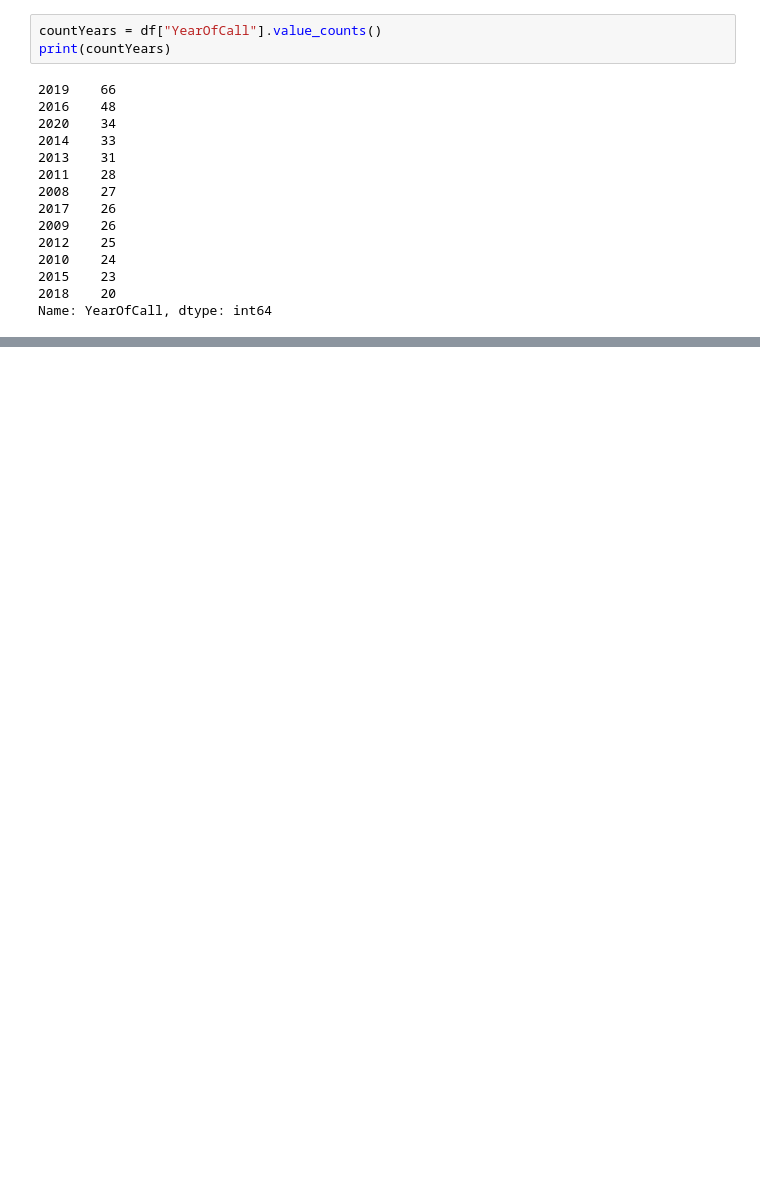
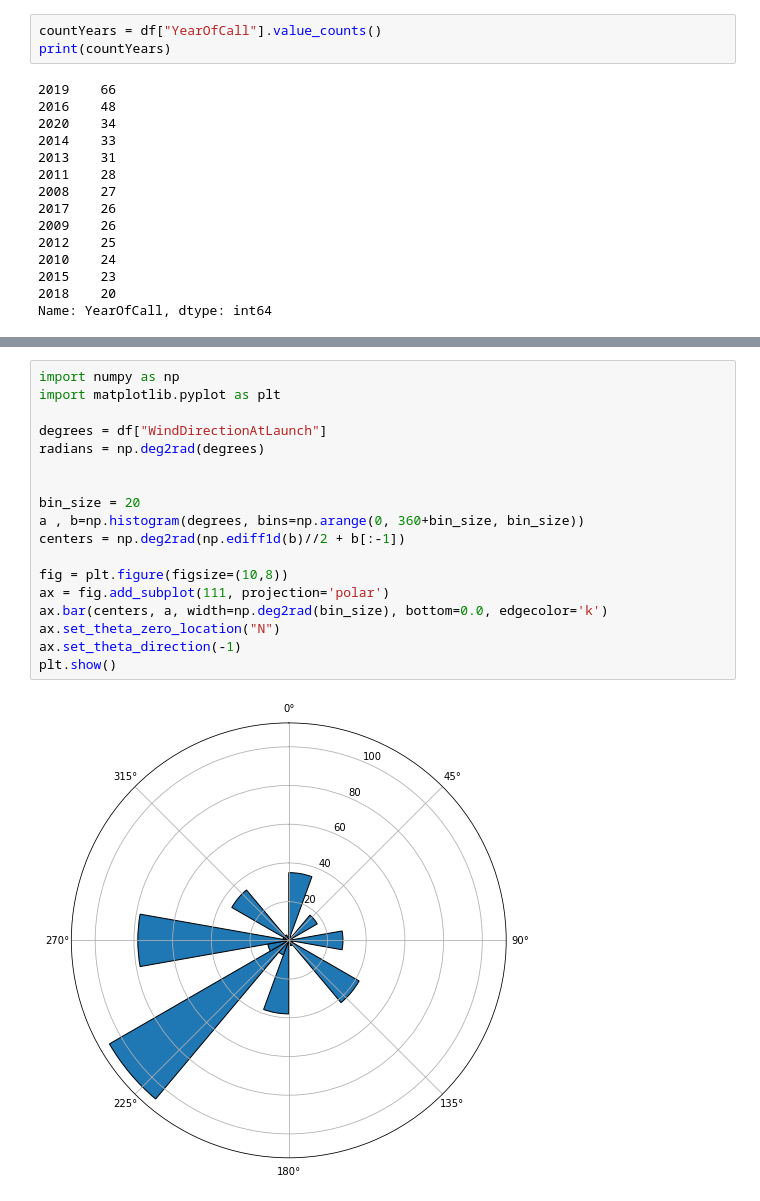
Before and after one commit to ShanePAustin/programming-for-data-analysis, a Jupyter notebook: PfDA_project_2021.ipynb, the cells around one changed output, grey strips where cells are left out. Cells and saved outputs as stored; diff of their text form; blank space fills up the shorter version.

```diff
--- a/PfDA_project_2021.ipynb
+++ b/PfDA_project_2021.ipynb
@@ -168,0 +235,20 @@ df.groupby("SeaConditionsAtIncident").head(1)
+# %%
+import numpy as np
+import matplotlib.pyplot as plt
+
+degrees = df["WindDirectionAtLaunch"]
+radians = np.deg2rad(degrees)
+
+
+bin_size = 20
+a , b=np.histogram(degrees, bins=np.arange(0, 360+bin_size, bin_size))
+centers = np.deg2rad(np.ediff1d(b)//2 + b[:-1])
+
+fig = plt.figure(figsize=(10,8))
+ax = fig.add_subplot(111, projection='polar')
+ax.bar(centers, a, width=np.deg2rad(bin_size), bottom=0.0, edgecolor='k')
+ax.set_theta_zero_location("N")
+ax.set_theta_direction(-1)
+plt.show()
+# %% [output]
+[figure, added]
```
Also changed, not shown: parts of 13 cells of this notebook, 1 other file.
